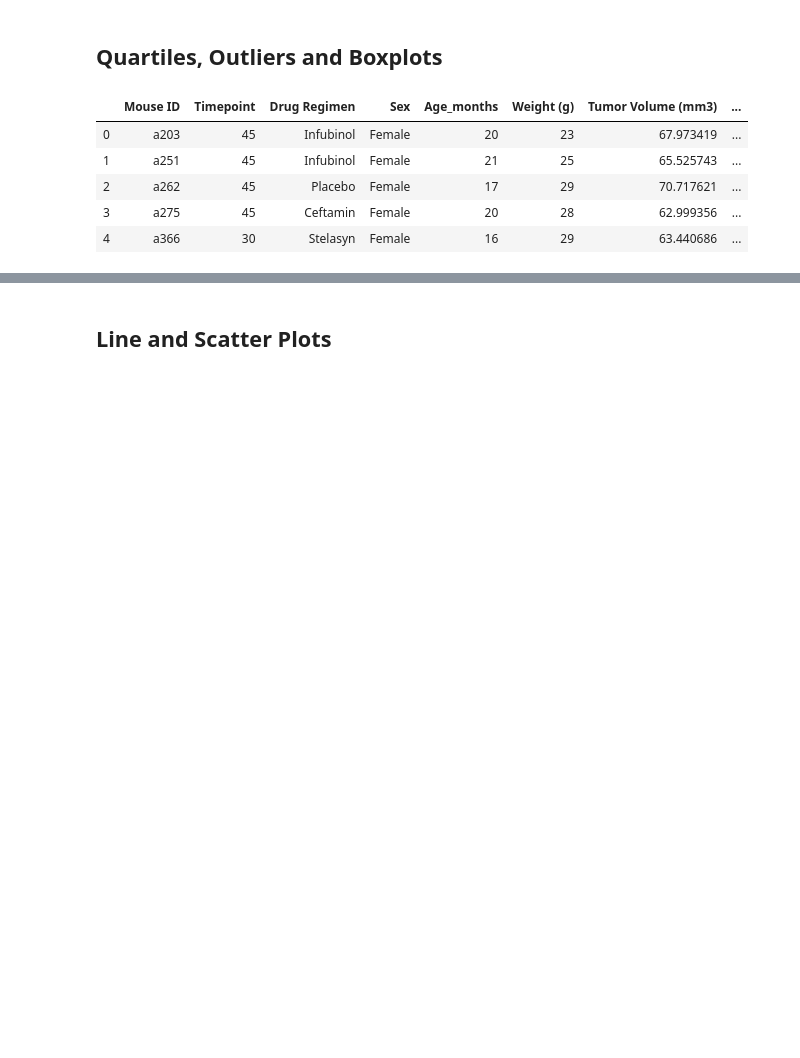
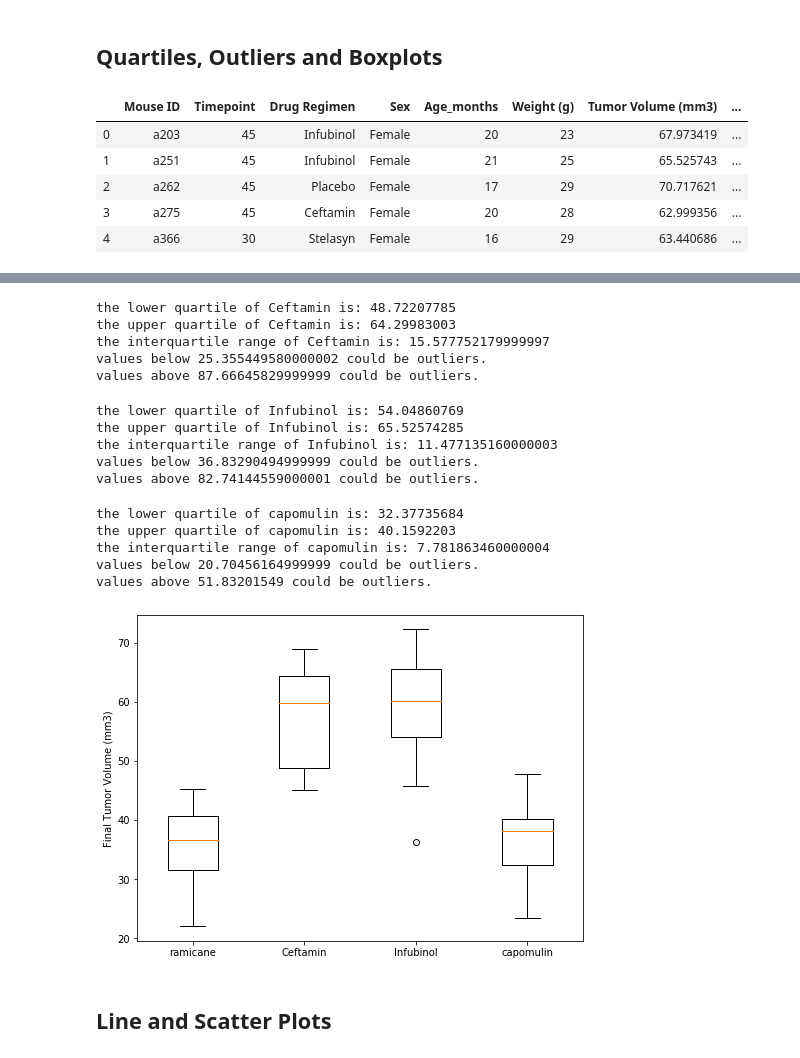
Before and after one commit to AddyBenny/Matplotlib, a Jupyter notebook: 05_matplotlib/pymaceuticals_starter.ipynb, the cells around one changed output, grey strips where cells are left out. Saved outputs shown, nothing was run; the diff lists cells and outputs as text; code cells hidden in the pictures; blank space fills up the shorter version.

```diff
--- a/05_matplotlib/pymaceuticals_starter.ipynb
+++ b/05_matplotlib/pymaceuticals_starter.ipynb
@@ -164,5 +183,81 @@ tumor_merged_data.head()
+# %%
+#calculating the IQR, outliers and quatiles for caftamin
+
+Ceftamin = tumor_merged_data.loc[tumor_merged_data['Drug Regimen'] == 'Ceftamin']['Tumor Volume (mm3)']
+
+Ceftamin_quartiles = Ceftamin.quantile([.25,.5,.75])
+Ceftamin_q1 = Ceftamin_quartiles[0.25]
+Ceftamin_q3 = Ceftamin_quartiles[0.75]
+Ceftamin_iqr = Ceftamin_q3 - Ceftamin_q1
+Ceftamin_lower_bound = Ceftamin_q1 -(1.5*Ceftamin_iqr)
+Ceftamin_upper_bound = Ceftamin_q3 +(1.5*Ceftamin_iqr)
+print(f'the lower quartile of Ceftamin is: {Ceftamin_q1}')
+print(f'the upper quartile of Ceftamin is: {Ceftamin_q3}')
+print(f'the interquartile range of Ceftamin is: {Ceftamin_iqr}')
+print(f'values below {Ceftamin_lower_bound} could be outliers.')
+print(f'values above {Ceftamin_upper_bound} could be outliers.')
+# %% [output]
+the lower quartile of Ceftamin is: 48.72207785
+the upper quartile of Ceftamin is: 64.29983003
+the interquartile range of Ceftamin is: 15.577752179999997
+values below 25.355449580000002 could be outliers.
+values above 87.66645829999999 could be outliers.
+# %%
+#calculating the IQR, outliers and quatiles for Infubinol
+
+Infubinol = tumor_merged_data.loc[tumor_merged_data['Drug Regimen'] == 'Infubinol']['Tumor Volume (mm3)']
+
+Infubinol_quartiles = Infubinol.quantile([.25,.5,.75])
+Infubinol_q1 = Infubinol_quartiles[0.25]
+Infubinol_q3 = Infubinol_quartiles[0.75]
+Infubinol_iqr = Infubinol_q3 - Infubinol_q1
+Infubinol_lower_bound = Infubinol_q1 -(1.5*Infubinol_iqr)
+Infubinol_upper_bound = Infubinol_q3 +(1.5*Infubinol_iqr)
+print(f'the lower quartile of Infubinol is: {Infubinol_q1}')
+print(f'the upper quartile of Infubinol is: {Infubinol_q3}')
+print(f'the interquartile range of Infubinol is: {Infubinol_iqr}')
+print(f'values below {Infubinol_lower_bound} could be outliers.')
+print(f'values above {Infubinol_upper_bound} could be outliers.')
+# %% [output]
+the lower quartile of Infubinol is: 54.04860769
+the upper quartile of Infubinol is: 65.52574285
+the interquartile range of Infubinol is: 11.477135160000003
+values below 36.83290494999999 could be outliers.
+values above 82.74144559000001 could be outliers.
+# %%
+#calculating the IQR, outliers and quatiles for capomulin
+
+capomulin = tumor_merged_data.loc[tumor_merged_data['Drug Regimen'] == 'Capomulin']['Tumor Volume (mm3)']
+
+capomulin_quartiles = capomulin.quantile([.25,.5,.75])
+capomulin_quartiles = capomulin.quantile([.25,.5,.75])
+capomulin_q1 = capomulin_quartiles[0.25]
+capomulin_q3 = capomulin_quartiles[0.75]
+capomulin_iqr = capomulin_q3 - capomulin_q1
+capomulin_lower_bound = capomulin_q1 -(1.5*capomulin_iqr)
+capomulin_upper_bound = capomulin_q3 +(1.5*capomulin_iqr)
+print(f'the lower quartile of capomulin is: {capomulin_q1}')
+print(f'the upper quartile of capomulin is: {capomulin_q3}')
+print(f'the interquartile range of capomulin is: {capomulin_iqr}')
+print(f'values below {capomulin_lower_bound} could be outliers.')
+print(f'values above {capomulin_upper_bound} could be outliers.')
+# %% [output]
+the lower quartile of capomulin is: 32.37735684
+the upper quartile of capomulin is: 40.1592203
+the interquartile range of capomulin is: 7.781863460000004
+values below 20.70456164999999 could be outliers.
+values above 51.83201549 could be outliers.
 # %%
 # Generate a box plot of the final tumor volume of each mouse across four regimens of interest
+fig, axl = plt.subplots(figsize=(8,6))
+
+#set y_axis label
+axl.set_ylabel('Final Tumor Volume (mm3)')
+
+plt.boxplot([ramicane,Ceftamin,Infubinol,capomulin],labels=['ramicane','Ceftamin','Infubinol','capomulin'])
+plt.show()
+# %% [output]
+[figure, added]
 # %% [markdown]
 ## Line and Scatter Plots
 # %%
```
Also changed, not shown: parts of 6 cells of this notebook.
